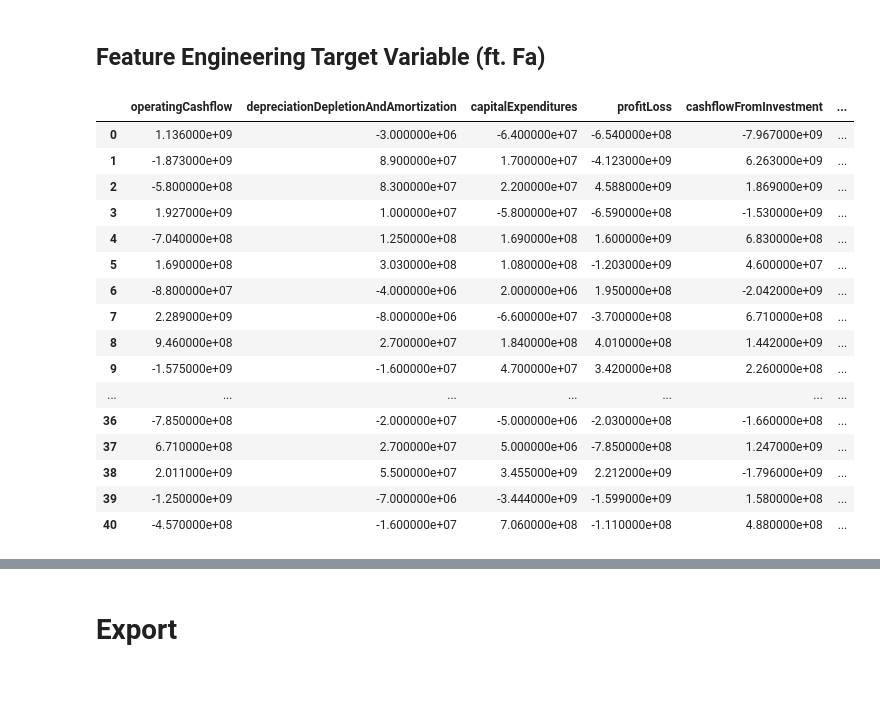
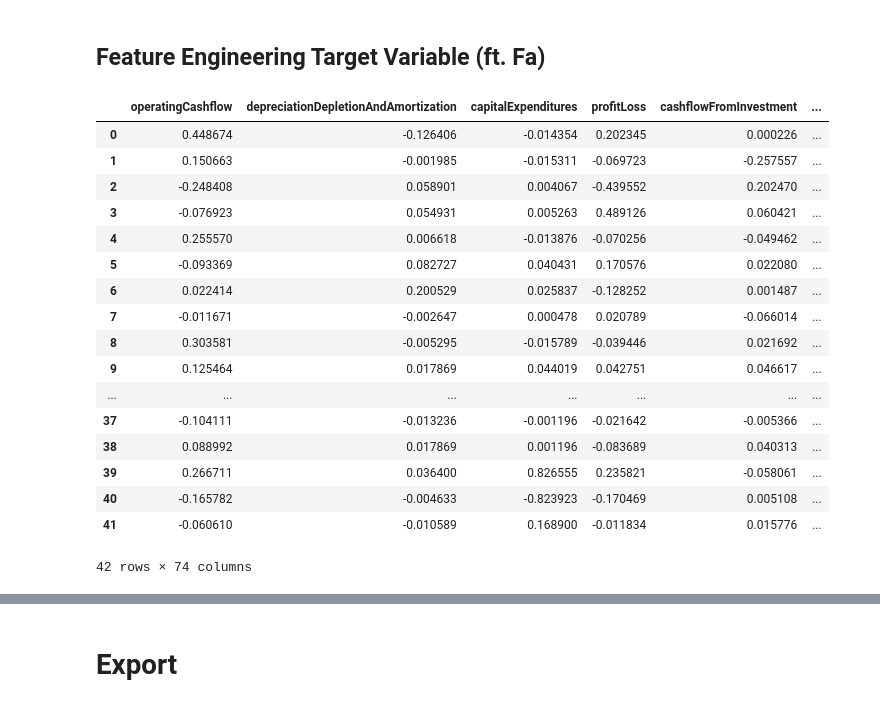
Before and after one commit to AL-DN/IntelligentTrader, a Jupyter notebook: EarningsReportJunkieNoteBk.ipynb, the cells around one changed output, grey strips where cells are left out. Cells and saved outputs as stored; diff of their text form; code cells hidden in the pictures.

```diff
--- a/EarningsReportJunkieNoteBk.ipynb
+++ b/EarningsReportJunkieNoteBk.ipynb
@@ -324,3 +224,15 @@ total_report = total_report.replace(['None','NaN'],0)
 
 # prepares total report to report
 total_report = total_report.apply(pd.to_numeric)
+# %%
+from sklearn.preprocessing import MinMaxScaler
+
+# Initialize the scaler
+scaler = MinMaxScaler()
+
+# Normalize each column independently
+scaled_total_report= scaler.fit_transform(total_report)
+
+# Convert back to a DataFrame (optional)
+scaled_total_report = pd.DataFrame(scaled_total_report, columns=total_report.columns)
+scaled_total_report
@@ -329,28 +260,29 @@ total_report = total_report.apply(pd.to_numeric)
 # %%
 compute_target = pd.DataFrame()
 
 # takes difference between previous and current row
-compute_target = total_report.diff()
+compute_target = scaled_total_report.diff()
 
 # drops NaN first Row
 compute_target = compute_target.iloc[1:].reset_index(drop=True)
 
 compute_target
 # %% [output]
 |  | operatingCashflow | depreciationDepletionAndAmortization | capitalExpenditures | profitLoss | cashflowFromInvestment | ... |
-| 0 | 1.136000e+09 | -3.000000e+06 | -6.400000e+07 | -6.540000e+08 | -7.967000e+09 | ... |
-| 1 | -1.873000e+09 | 8.900000e+07 | 1.700000e+07 | -4.123000e+09 | 6.263000e+09 | ... |
-| 2 | -5.800000e+08 | 8.300000e+07 | 2.200000e+07 | 4.588000e+09 | 1.869000e+09 | ... |
-| 3 | 1.927000e+09 | 1.000000e+07 | -5.800000e+07 | -6.590000e+08 | -1.530000e+09 | ... |
-| 4 | -7.040000e+08 | 1.250000e+08 | 1.690000e+08 | 1.600000e+09 | 6.830000e+08 | ... |
-| 5 | 1.690000e+08 | 3.030000e+08 | 1.080000e+08 | -1.203000e+09 | 4.600000e+07 | ... |
-| 6 | -8.800000e+07 | -4.000000e+06 | 2.000000e+06 | 1.950000e+08 | -2.042000e+09 | ... |
-| 7 | 2.289000e+09 | -8.000000e+06 | -6.600000e+07 | -3.700000e+08 | 6.710000e+08 | ... |
-| 8 | 9.460000e+08 | 2.700000e+07 | 1.840000e+08 | 4.010000e+08 | 1.442000e+09 | ... |
-| 9 | -1.575000e+09 | -1.600000e+07 | 4.700000e+07 | 3.420000e+08 | 2.260000e+08 | ... |
+| 0 | 0.448674 | -0.126406 | -0.014354 | 0.202345 | 0.000226 | ... |
+| 1 | 0.150663 | -0.001985 | -0.015311 | -0.069723 | -0.257557 | ... |
+| 2 | -0.248408 | 0.058901 | 0.004067 | -0.439552 | 0.202470 | ... |
+| 3 | -0.076923 | 0.054931 | 0.005263 | 0.489126 | 0.060421 | ... |
+| 4 | 0.255570 | 0.006618 | -0.013876 | -0.070256 | -0.049462 | ... |
+| 5 | -0.093369 | 0.082727 | 0.040431 | 0.170576 | 0.022080 | ... |
+| 6 | 0.022414 | 0.200529 | 0.025837 | -0.128252 | 0.001487 | ... |
+| 7 | -0.011671 | -0.002647 | 0.000478 | 0.020789 | -0.066014 | ... |
+| 8 | 0.303581 | -0.005295 | -0.015789 | -0.039446 | 0.021692 | ... |
+| 9 | 0.125464 | 0.017869 | 0.044019 | 0.042751 | 0.046617 | ... |
 | ... | ... | ... | ... | ... | ... | ... |
-| 36 | -7.850000e+08 | -2.000000e+07 | -5.000000e+06 | -2.030000e+08 | -1.660000e+08 | ... |
-| 37 | 6.710000e+08 | 2.700000e+07 | 5.000000e+06 | -7.850000e+08 | 1.247000e+09 | ... |
-| 38 | 2.011000e+09 | 5.500000e+07 | 3.455000e+09 | 2.212000e+09 | -1.796000e+09 | ... |
-| 39 | -1.250000e+09 | -7.000000e+06 | -3.444000e+09 | -1.599000e+09 | 1.580000e+08 | ... |
-| 40 | -4.570000e+08 | -1.600000e+07 | 7.060000e+08 | -1.110000e+08 | 4.880000e+08 | ... |
+| 37 | -0.104111 | -0.013236 | -0.001196 | -0.021642 | -0.005366 | ... |
+| 38 | 0.088992 | 0.017869 | 0.001196 | -0.083689 | 0.040313 | ... |
+| 39 | 0.266711 | 0.036400 | 0.826555 | 0.235821 | -0.058061 | ... |
+| 40 | -0.165782 | -0.004633 | -0.823923 | -0.170469 | 0.005108 | ... |
+| 41 | -0.060610 | -0.010589 | 0.168900 | -0.011834 | 0.015776 | ... |
+42 rows × 74 columns
```
Also changed, not shown: parts of 19 cells of this notebook.
